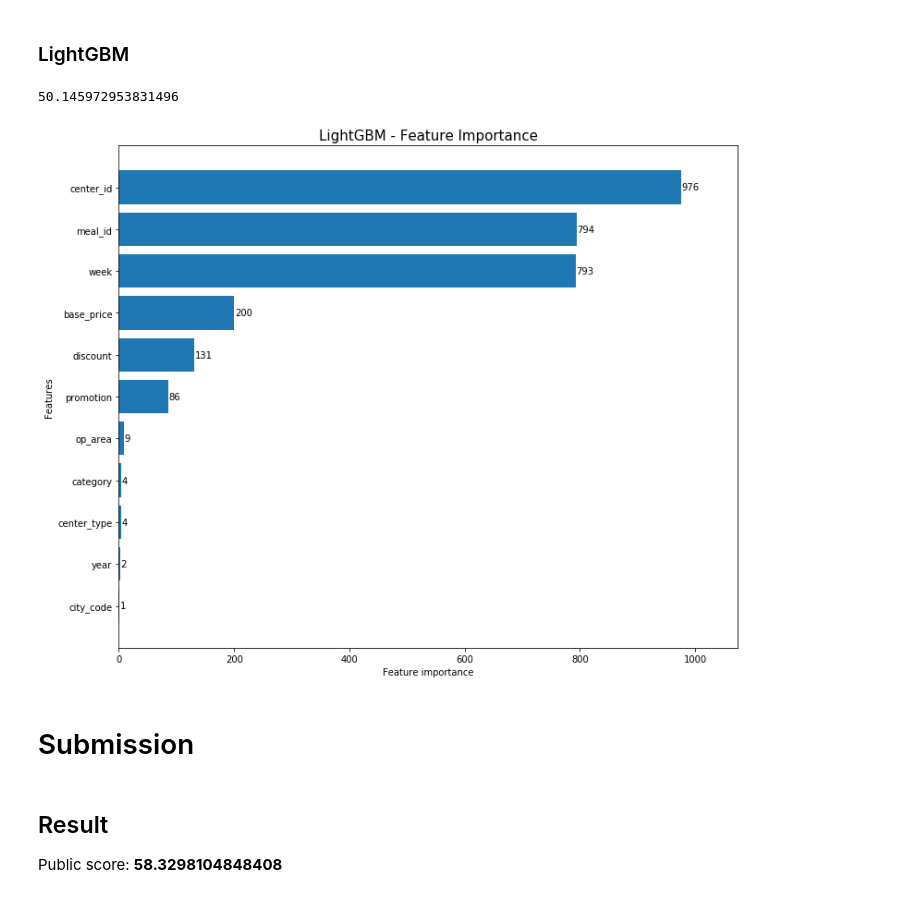
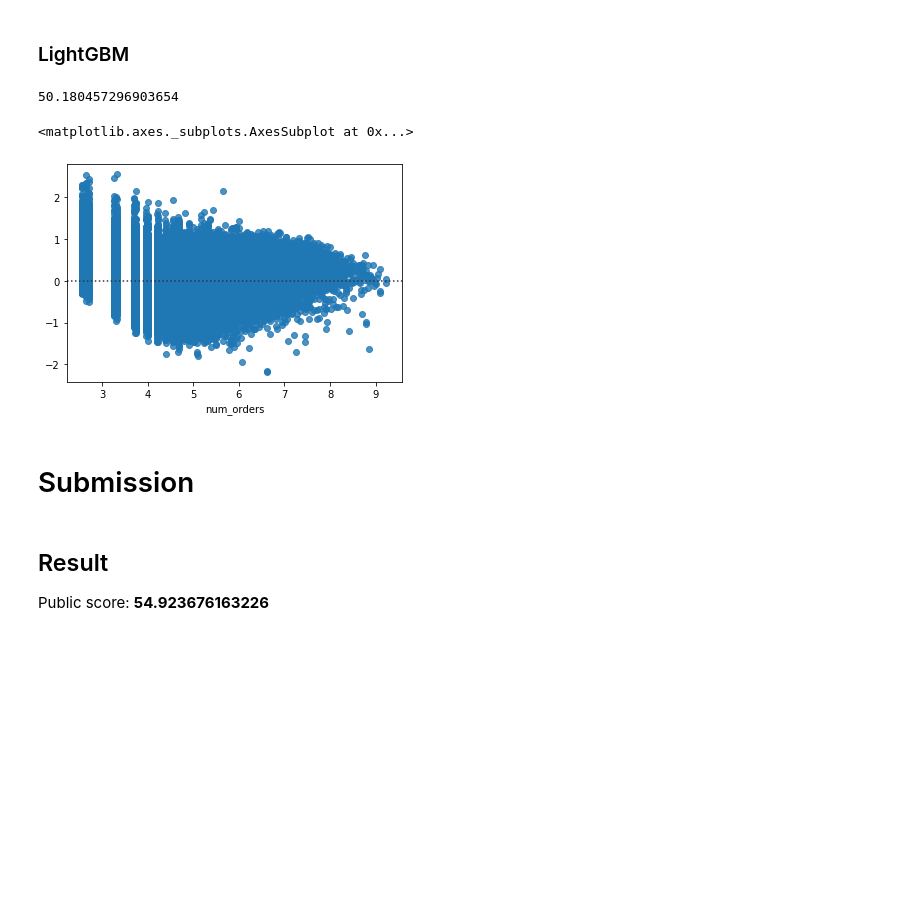
Before and after one commit to monilgudhka/food_demand_forecasting, a Jupyter notebook: modelling/modelling.ipynb, the cells around one changed output. Drawn from its saved outputs; the diff is of its cells as text; code cells hidden in the pictures; blank space fills up the shorter version.

Commit message:
out of box lightGBM with mean price

```diff
--- a/modelling/modelling.ipynb
+++ b/modelling/modelling.ipynb
@@ -11,11 +12,8 @@ from sklearn.metrics import mean_squared_log_error, mean_squared_error
 # %%
 target = 'num_orders'
 
-features = ['week', 'center_id', 'meal_id', 'base_price', 'discount', 'promotion', 'city_code', 'center_type',
+features = ['week', 'center_id', 'meal_id', 'mean_base_price', 'mean_discount', 'promotion', 'city_code', 'center_type',
             'op_area', 'category', 'year']
-
-encoded_columns = ['week_1', 'center_id_55', 'meal_id_1885', 'city_code_590', 'region_code_56', 'center_type_TYPE_A',
-                 'category_Beverages', 'cuisine_Thai', 'year_1', 'month_1', 'week_in_month_1']
 
 categorical_columns = ['week', 'center_id', 'meal_id', 'emailer_for_promotion', 'homepage_featured', 'promotion',
                        'city_code', 'region_code', 'center_type', 'category', 'cuisine', 'year', 'month',
@@ -58,7 +57,6 @@ def preprocess(trainset, testset, remove_outliers=False):
 
     dataset = trainset.append(testset, sort=False).fillna(0)
 
-    dataset['promotion'] = dataset['emailer_for_promotion'] + dataset['homepage_featured']
     for column in categorical_columns:
         dataset[column] = dataset[column].astype('category')
 
@@ -109,14 +107,12 @@ y_pred = simple_gbm_model.predict(X_val)
 
 evaluate(y_val, y_pred)
 # %% [output]
-50.145972953831496
+50.180457296903654
-# %%
-ax = plot_importance(simple_gbm_model, max_num_features=50, height=0.8, figsize=(12, 10))
-ax.grid(False)
-plt.title("LightGBM - Feature Importance", fontsize=15)
-plt.show()
-# %% [output]
-[figure, removed]
+# %%
+sns.residplot(y_val, y_pred)
+# %% [output]
+<matplotlib.axes._subplots.AxesSubplot at 0x...>
+[figure, added]
 # %% [markdown]
 # Submission
 # %%
@@ -132,4 +128,4 @@ submission.to_csv('../data/submission/' + best_model_name + '.csv')
 # %% [markdown]
 ## Result
 
-<p>Public score: <b>58.3298104848408</b></p>
+<p>Public score: <b>54.923676163226</b></p>
```
Also changed, not shown: parts of 2 cells of this notebook, 2 other files.
